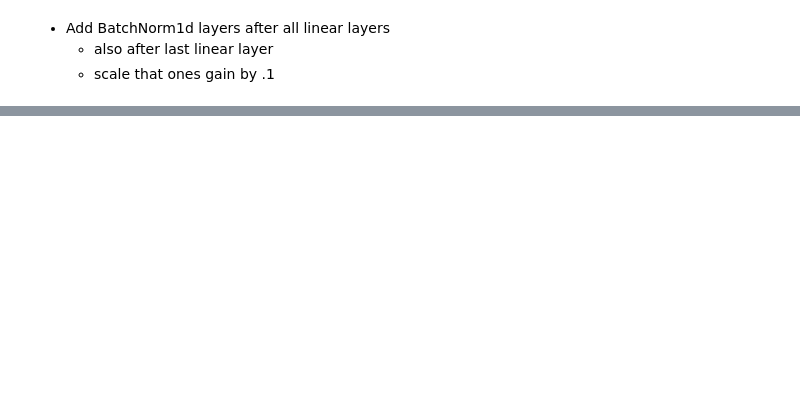
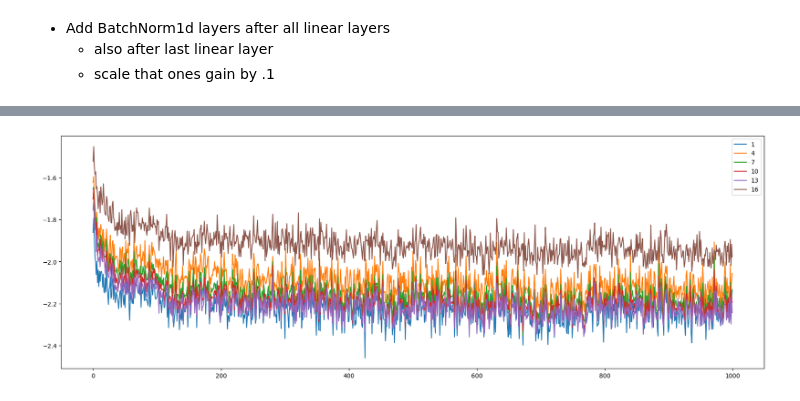
Before and after one commit to omlnaut/nn_zero_to_hero, a Jupyter notebook: nbs/05_torchify.ipynb, the cells around one changed output, grey strips where cells are left out. Drawn from its saved outputs; the diff is of its cells as text; code cells hidden in the pictures; blank space fills up the shorter version.

```diff
--- a/nbs/05_torchify.ipynb
+++ b/nbs/05_torchify.ipynb
@@ -252,3 +239,21 @@ plt.show()
 - Add BatchNorm1d layers after all linear layers
   - also after last linear layer
   - scale that ones gain by .1
+# %%
+import torch.nn
+
+emb_size = 10
+n_hidden = 100
+vocab_size = 27
+
+net = Sequential([
+    Embedding(emb_size, vocab_size),
+    Linear(3*emb_size, n_hidden), Tanh(), BatchNorm1d(n_hidden),
+    Linear(n_hidden, n_hidden), Tanh(), BatchNorm1d(n_hidden),
+    Linear(n_hidden, n_hidden), Tanh(), BatchNorm1d(n_hidden),
+    Linear(n_hidden, n_hidden), Tanh(), BatchNorm1d(n_hidden),
+    Linear(n_hidden, n_hidden), Tanh(), BatchNorm1d(n_hidden),
+    Linear(n_hidden, vocab_size), BatchNorm1d(vocab_size)
+])
+net.layer_list[-1].gain.data *= .1
+g = torch.Generator().manual_seed(2147483647) # for reproducibility
@@ -254,0 +305,18 @@ plt.show()
+# %%
+import torch.nn
+
+emb_size = 10
+n_hidden = 100
+vocab_size = 27
+
+net = Sequential([
+    Embedding(emb_size, vocab_size),
+    Linear(3*emb_size, n_hidden, bias=False), Tanh(), BatchNorm1d(n_hidden),
+    Linear(n_hidden, n_hidden, bias=False), Tanh(), BatchNorm1d(n_hidden),
+    Linear(n_hidden, n_hidden, bias=False), Tanh(), BatchNorm1d(n_hidden),
+    Linear(n_hidden, n_hidden, bias=False), Tanh(), BatchNorm1d(n_hidden),
+    Linear(n_hidden, n_hidden, bias=False), Tanh(), BatchNorm1d(n_hidden),
+    Linear(n_hidden, vocab_size, bias=False), BatchNorm1d(vocab_size)
+])
+net.layer_list[-1].gain.data *= .1
+g = torch.Generator().manual_seed(2147483647) # for reproducibility
@@ -254,0 +376,11 @@ plt.show()
+# %%
+fig, ax = plt.subplots(figsize=(21,7))
+
+for p_num, update in updates.items():
+    ax.plot(update, label=p_num)
+
+ax.legend()
+
+plt.show()
+# %% [output]
+[figure, added]
```
Also changed, not shown: parts of 8 cells of this notebook.
